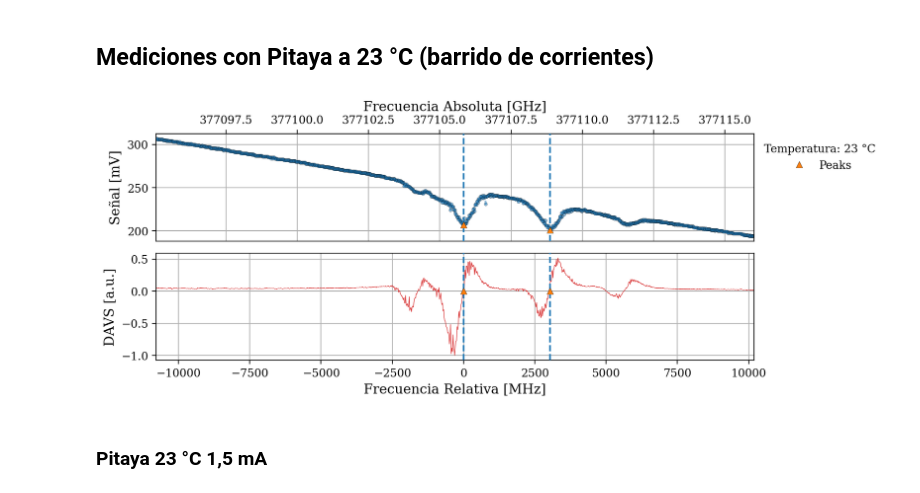
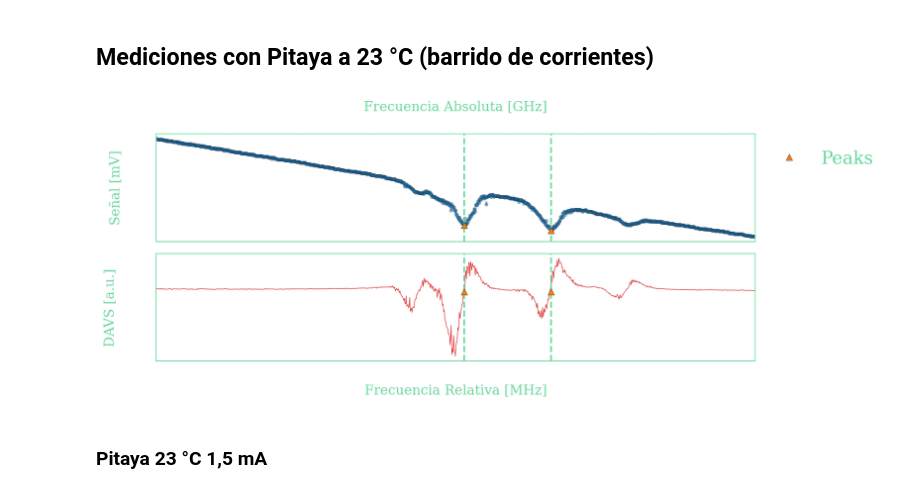
Before and after one commit to agustinbrusco/Laboratorio5, a Jupyter notebook: Datos y código - Práctica 2/analisis_region.ipynb, the cells around one changed output. Drawn from its saved outputs; the diff is of its cells as text; code cells hidden in the pictures.

```diff
--- a/Datos y código - Práctica 2/analisis_region.ipynb
+++ b/Datos y código - Práctica 2/analisis_region.ipynb
@@ -84,6 +84,7 @@ print(*[f"{f*SCALE['G']:.6g} GHz" for f in freqs_rubidio], sep=', ')
 # %% [markdown]
 ## Mediciones con Pitaya a 23 °C (barrido de corrientes)
 # %%
+
 #Mediciones pitaya:
 Temps_arr = np.array([23,] )  # °C
 times_arr = np.zeros((Temps_arr.size, 1024))  # s
@@ -94,64 +95,75 @@ V2 = np.zeros_like(times_arr)  # V
 file = f'pitaya23_0.csv'
 i = 0
 times_arr[i], V1[i], _, V2[i] = np.loadtxt(file, skiprows=1, delimiter=",", unpack = True)
 Temps_arr = np.array([Temps_arr]*1024).T  # reshape por consistencia
 # %matplotlib inline
 v_units = 'm'
 freqs_arr = np.zeros((1, times_arr.shape[1]))  # Hz
 peaks = [0,]*times_arr.shape[0]  # Indices
 
 for i, temp in enumerate(Temps_arr[:, 0]):
     times = times_arr[i]
     ch1 = V2[i]
     davs = V1[i]
     m = (ch1[0] - ch1[-1])/(times[0] - times[-1])
     b = ch1[0] - m*times[0]
     peaks[i] = find_peaks(-(ch1 - lineal(times, m, b)),
                           distance=30, prominence=0.01, height=0.015)[0]
     # Sabemos que estos corresponden com los picos que encontramos con find_peaks:
     idx1 = 6
     idx2 = 7
     freqs_arr[i] = tiempo_a_frecuencia(times,
                                        freqs_rubidio[[idx1, idx2]],  # Hz
                                        times[peaks[i][[-2, -1]]])  # A
     freqs = freqs_arr[i]
     freqs_rel = freqs - freqs_rubidio[idx1]
-    # Plots:
-    fig, axs = plt.subplots(2, 1, figsize=(10, 4), tight_layout=True)
-
-    # SIGNAL PLOT IN ABSOLUTE SCALE
-    axs[0].plot(freqs*SCALE['G'], (ch1)*SCALE[v_units],
-             'C0.--', mec='k', mew=0.25, alpha=0.5)
-    axs[0].plot(freqs[peaks[i]]*SCALE['G'],  (ch1)[peaks[i]]*SCALE[v_units],
-             'C1^', mec='k', mew=0.25, zorder=10, label="Peaks")
-    for p in peaks[i]:
-        axs[0].axvline(SCALE['G']*freqs[p],
-                    ls='--', c='C0', zorder=4)
-    axs[0].grid(True)
-    axs[0].legend(title=f"Temperatura: {temp} °C", loc="upper left",
-                  bbox_to_anchor=(1, 1), frameon=False)
-    axs[0].xaxis.tick_top()
-    axs[0].xaxis.set_label_position("top")
-    axs[0].set_xlabel(f"Frecuencia Absoluta [{'G'}Hz]")
-    axs[0].set_ylabel(f"Señal [{v_units}V]")
+    with plt.rc_context({
+        'text.color': "#63d297",
+        'axes.labelcolor': "#63d297",
+        'xtick.color': "w",
+        'ytick.color': "w",
+        }):
+        # Plots:
+        fig, axs = plt.subplots(2, 1, figsize=(10, 4), tight_layout=True)
+        axs[0].patch.set_alpha(0.)
+        axs[1].patch.set_alpha(0.)
+        for ax in axs:
+            for spine in ax.spines.values():
+                spine.set_edgecolor('#63d297')
+        # SIGNAL PLOT IN ABSOLUTE SCALE
+        axs[0].plot(freqs*SCALE['G'], (ch1)*SCALE[v_units],
+                'C0.--', mec='k', mew=0.25, alpha=0.5)
+        axs[0].plot(freqs[peaks[i]]*SCALE['G'],  (ch1)[peaks[i]]*SCALE[v_units],
+                'C1^', mec='k', mew=0.25, zorder=10, label="Peaks")
+        for p in peaks[i]:
+            axs[0].axvline(SCALE['G']*freqs[p],
+                        ls='--', c='#63d297', zorder=4)
+        # axs[0].grid(True, color="w")
+        axs[0].legend(loc="upper left",
+                    bbox_to_anchor=(1, 1), frameon=False, fontsize=16)
+        axs[0].xaxis.tick_top()
+        axs[0].xaxis.set_label_position("top")
+        axs[0].set_xlabel(f"Frecuencia Absoluta [{'G'}Hz]")
+        axs[0].set_ylabel(f"Señal [{v_units}V]")
 
 
-    # DAVS PLOT IN RELATIVE SCALE
-    axs[1].plot(freqs_rel*SCALE['M'], davs/np.abs(davs).max(),
-             'C3-', lw=0.5, label="DAVS")
-    axs[1].plot(freqs_rel[peaks[i]]*SCALE['M'],  [0]*peaks[i].size,
-             'C1^', mec='k', mew=0.25, zorder=10, label="Peaks")
-    for p in peaks[i]:
-        axs[1].axvline(SCALE['M']*freqs_rel[p],
-                    ls='--', c='C0', zorder=4)
-    axs[1].grid(True)
-    axs[1].set_ylabel(f"DAVS [a.u.]")
-    axs[1].set_xlabel(f"Frecuencia Relativa [{'M'}Hz]")
-    plt.show()
+        # DAVS PLOT IN RELATIVE SCALE
+        axs[1].plot(freqs_rel*SCALE['M'], davs/np.abs(davs).max(),
+                'C3-', lw=0.5, label="DAVS")
+        axs[1].plot(freqs_rel[peaks[i]]*SCALE['M'],  [0]*peaks[i].size,
+                'C1^', mec='k', mew=0.25, zorder=10, label="Peaks")
+        for p in peaks[i]:
+            axs[1].axvline(SCALE['M']*freqs_rel[p],
+                        ls='--', c='#63d297', zorder=4)
+        axs[1].axhline(0, ls="-", lw=0.25, c="w", alpha=0.5)
+        # axs[1].grid(True, color="w")
+        axs[1].set_ylabel(f"DAVS [a.u.]")
+        axs[1].set_xlabel(f"Frecuencia Relativa [{'M'}Hz]")
+        plt.show()
 
 peaks = np.array(peaks)
 # %% [output]
-[figure, old version]
+[figure, new version]
 # %% [markdown]
 ### Pitaya 23 °C 1,5 mA
 # %%
```
Also changed, not shown: parts of 3 cells of this notebook, 1 other file.
